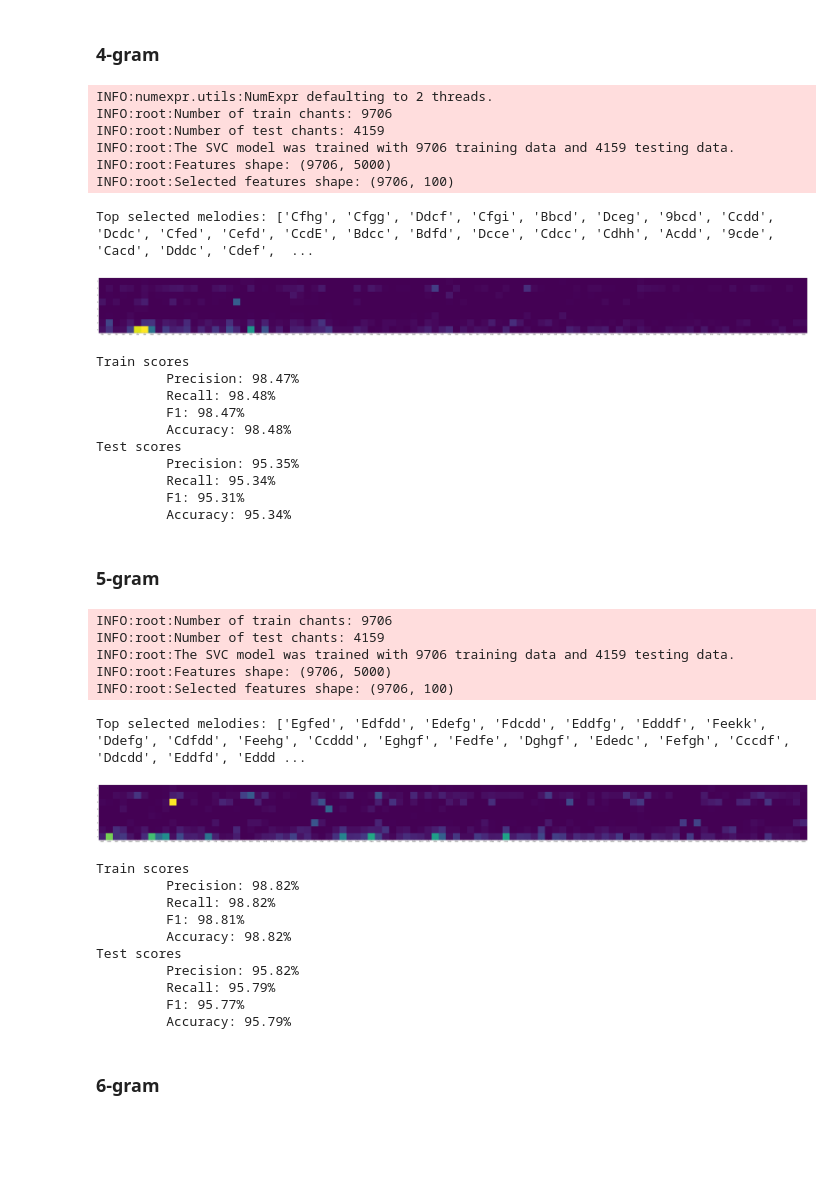
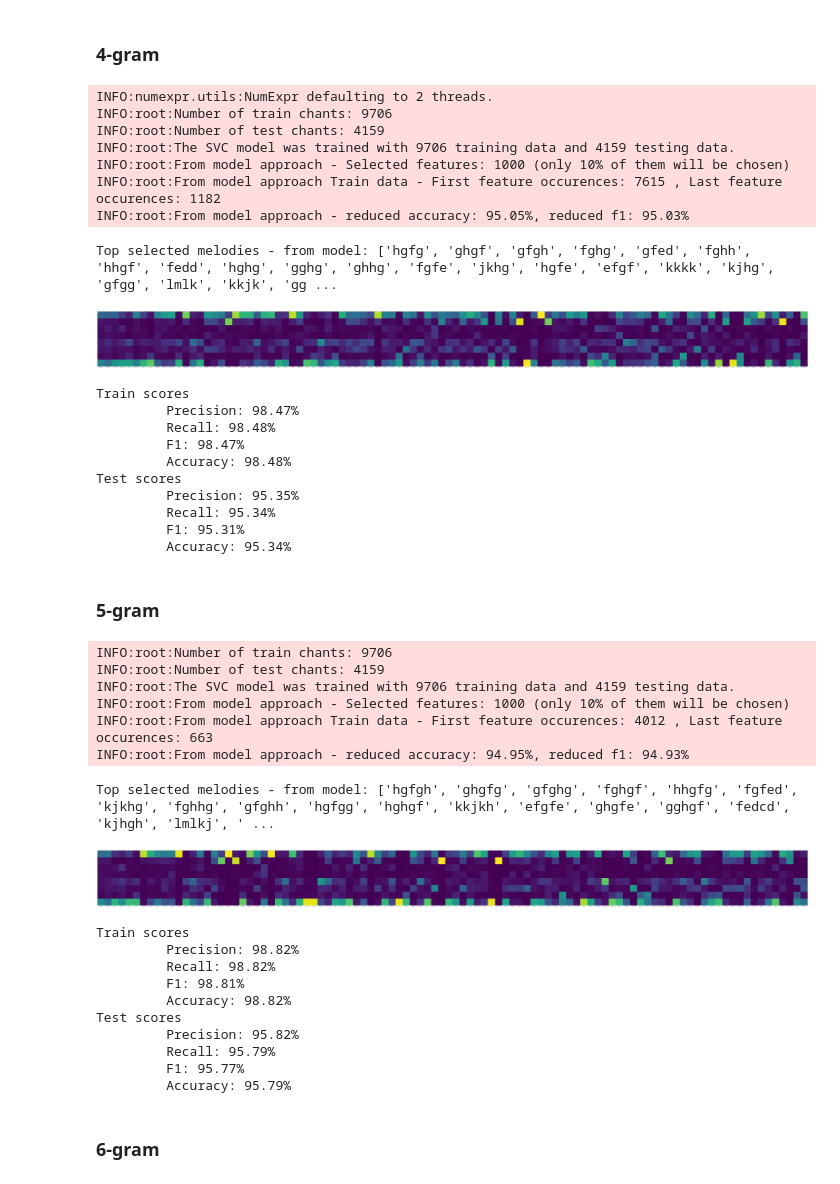
Before and after one commit to lanzv/Master-Thesis, a Jupyter notebook: models/experiments.ipynb, the cells around one changed output. Cells and saved outputs as stored; diff of their text form; code cells hidden in the pictures; blank space fills up the shorter version.

```diff
--- a/models/experiments.ipynb
+++ b/models/experiments.ipynb
@@ -10,25 +10,27 @@ logging.getLogger().setLevel(logging.INFO)
 # %%
 from src.utils.loader import prepare_dataset
 from src.models.overlapping_ngrams import OverlappigNGrams
-from src.eval.pipeline import bacor_pipeline
+from src.eval.pipelines import bacor_pipeline
 
 # Get Data
 X, y = prepare_dataset()
 # Init model
 model = OverlappigNGrams(4)
 # Train and Fit model
 final_segmentation = model.predict_segments(X)
 # Evaluate model
-scores, important_melodies, melody_mode_frequencies, trained_model = bacor_pipeline(final_segmentation, y)
+scores, selected_features, trained_model = bacor_pipeline(
+    final_segmentation, y, max_features_from_model = 100, include_additative = False)
 # %% [output]
 INFO:numexpr.utils:NumExpr defaulting to 2 threads.
 INFO:root:Number of train chants: 9706
 INFO:root:Number of test chants: 4159
 INFO:root:The SVC model was trained with 9706 training data and 4159 testing data.
-INFO:root:Features shape: (9706, 5000)
-INFO:root:Selected features shape: (9706, 100)
+INFO:root:From model approach - Selected features: 1000 (only 10% of them will be chosen)
+INFO:root:From model approach Train data - First feature occurences: 7615 , Last feature occurences: 1182
+INFO:root:From model approach - reduced accuracy: 95.05%, reduced f1: 95.03%
-Top selected melodies: ['Cfhg', 'Cfgg', 'Ddcf', 'Cfgi', 'Bbcd', 'Dceg', '9bcd', 'Ccdd', 'Dcdc', 'Cfed', 'Cefd', 'CcdE', 'Bdcc', 'Bdfd', 'Dcce', 'Cdcc', 'Cdhh', 'Acdd', '9cde', 'Cacd', 'Dddc', 'Cdef',  ...
+Top selected melodies - from model: ['hgfg', 'ghgf', 'gfgh', 'fghg', 'gfed', 'fghh', 'hhgf', 'fedd', 'hghg', 'gghg', 'ghhg', 'fgfe', 'jkhg', 'hgfe', 'efgf', 'kkkk', 'kjhg', 'gfgg', 'lmlk', 'kkjk', 'gg ...
-[figure, old version]
+[figure, new version]
 Train scores
          Precision: 98.47%
          Recall: 98.48%
@@ -44,7 +46,7 @@ Test scores
 # %%
 from src.utils.loader import prepare_dataset
 from src.models.overlapping_ngrams import OverlappigNGrams
-from src.eval.pipeline import bacor_pipeline
+from src.eval.pipelines import bacor_pipeline
 
 # Get Data
 X, y = prepare_dataset()
@@ -53,15 +55,17 @@ model = OverlappigNGrams(5)
 # Train and Fit model
 final_segmentation = model.predict_segments(X)
 # Evaluate model
-scores, important_melodies, melody_mode_frequencies, trained_model = bacor_pipeline(final_segmentation, y)
+scores, selected_features, trained_model = bacor_pipeline(
+    final_segmentation, y, max_features_from_model = 100, include_additative = False)
 # %% [output]
 INFO:root:Number of train chants: 9706
 INFO:root:Number of test chants: 4159
 INFO:root:The SVC model was trained with 9706 training data and 4159 testing data.
-INFO:root:Features shape: (9706, 5000)
-INFO:root:Selected features shape: (9706, 100)
+INFO:root:From model approach - Selected features: 1000 (only 10% of them will be chosen)
+INFO:root:From model approach Train data - First feature occurences: 4012 , Last feature occurences: 663
+INFO:root:From model approach - reduced accuracy: 94.95%, reduced f1: 94.93%
-Top selected melodies: ['Egfed', 'Edfdd', 'Edefg', 'Fdcdd', 'Eddfg', 'Edddf', 'Feekk', 'Ddefg', 'Cdfdd', 'Feehg', 'Ccddd', 'Eghgf', 'Fedfe', 'Dghgf', 'Ededc', 'Fefgh', 'Cccdf', 'Ddcdd', 'Eddfd', 'Eddd ...
+Top selected melodies - from model: ['hgfgh', 'ghgfg', 'gfghg', 'fghgf', 'hhgfg', 'fgfed', 'kjkhg', 'fghhg', 'gfghh', 'hgfgg', 'hghgf', 'kkjkh', 'efgfe', 'ghgfe', 'gghgf', 'fedcd', 'kjhgh', 'lmlkj', ' ...
-[figure, old version]
+[figure, new version]
 Train scores
          Precision: 98.82%
          Recall: 98.82%
```
Also changed, not shown: parts of 40 cells of this notebook, 6 other files.
